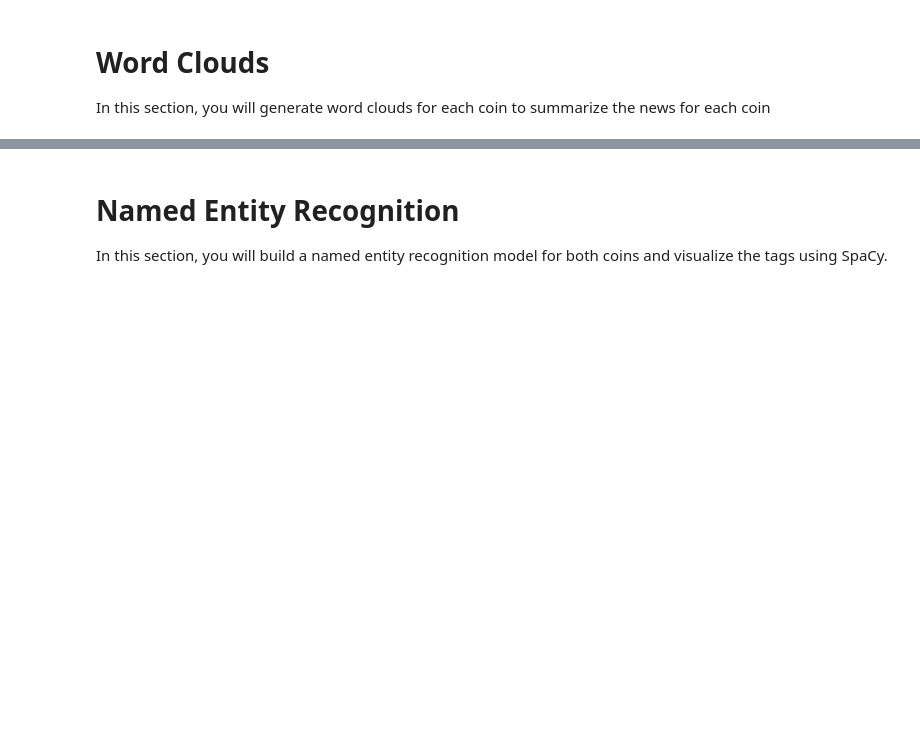
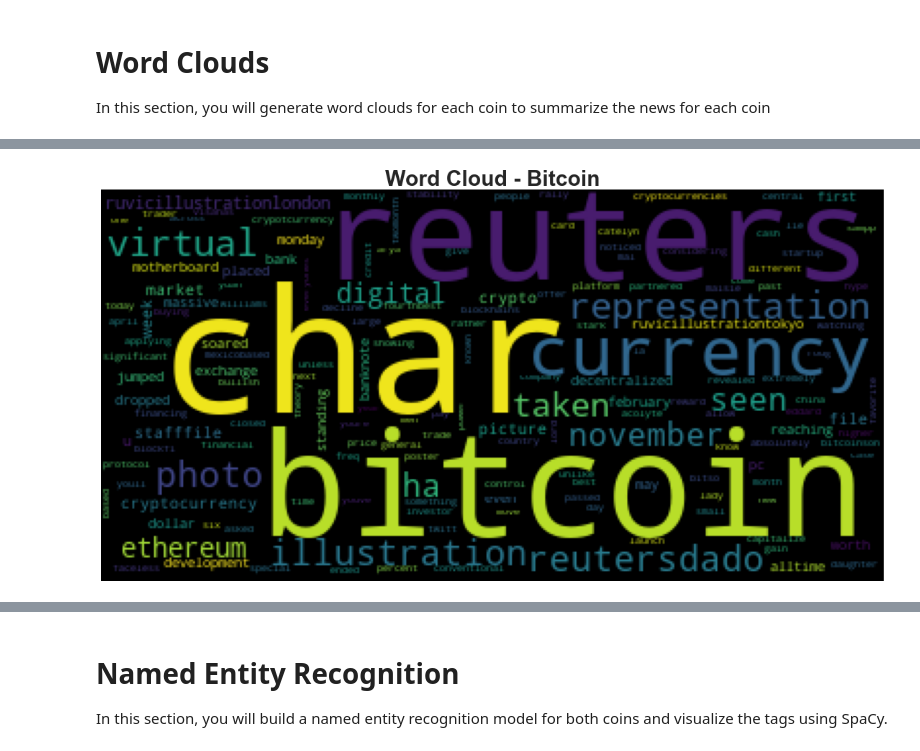
Before and after one commit to EKellerman/NLP_HW, a Jupyter notebook: Instructions/Starter_Code/crypto_sentiment.ipynb, the cells around one changed output, grey strips where cells are left out. Drawn from its saved outputs; the diff is of its cells as text; code cells hidden in the pictures; blank space fills up the shorter version.

```diff
--- a/Instructions/Starter_Code/crypto_sentiment.ipynb
+++ b/Instructions/Starter_Code/crypto_sentiment.ipynb
@@ -294,0 +289,12 @@ AttributeError: 'DataFrame' object has no attribute 'tokens'
+# %%
+# Generate the Bitcoin N-grams where N=2
+
+bitcoin_grams = []
+for text in bitcoin_tokens['tokens_text']:
+    for word in text:
+        bitcoin_grams.append(word)
+
+eth_grams = []
+for text in ethereum_tokens['tokens_text']:
+    for word in text:
+        eth_grams.append(word)
@@ -346,0 +384,13 @@ mpl.rcParams['figure.figsize'] = [20.0, 10.0]
+# %%
+# Generate the Bitcoin word cloud
+btc_wordcloud = ' '.join(bitcoin_grams)
+
+
+word_cloud = WordCloud(collocations=False).generate(btc_wordcloud)
+fig = plt.figure()
+plt.imshow(word_cloud)
+plt.title('Word Cloud - Bitcoin', fontsize=30, fontweight='bold')
+plt.axis('off')
+plt.show()
+# %% [output]
+[figure, added]
```
Also changed, not shown: parts of 30 cells of this notebook.
